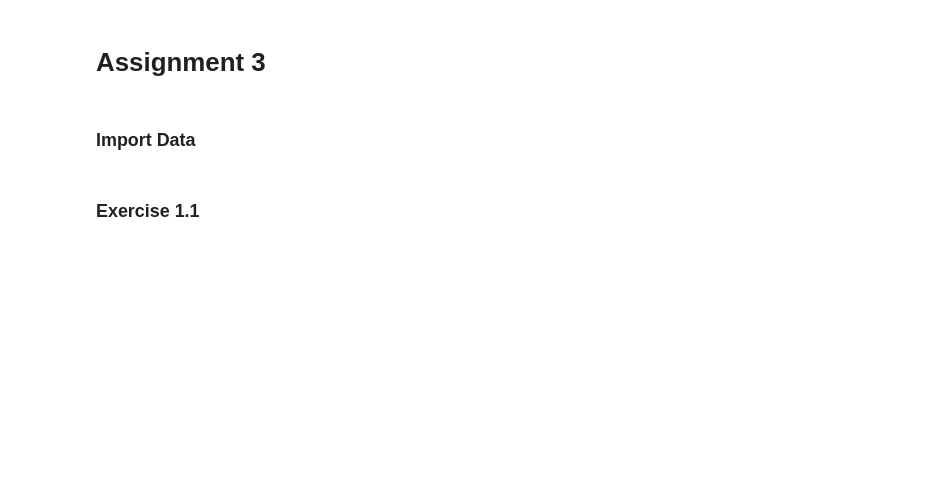
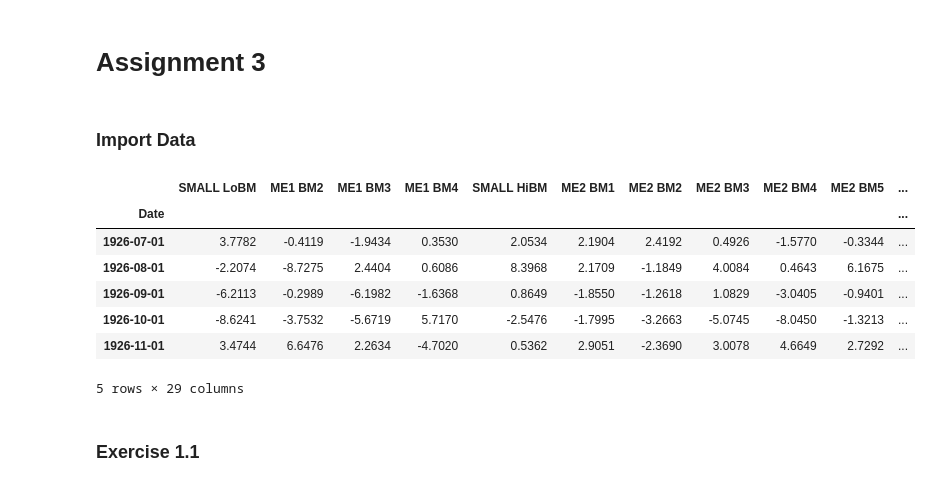
Before and after one commit to Luedman/Theory_of_Finance_Assignments, a Jupyter notebook: Assignment_3/Assignment3.ipynb, the cells around one changed output. Saved outputs shown, nothing was run; the diff lists cells and outputs as text; code cells hidden in the pictures; blank space fills up the shorter version.

```diff
--- a/Assignment_3/Assignment3.ipynb
+++ b/Assignment_3/Assignment3.ipynb
@@ -17,22 +17,32 @@ import statsmodels.api as sm
 # %%
 #Import Portfolio Data
 port_data_complete = pd.read_csv('25_Portfolios_5x5.csv', skiprows = list(range(0,15)), dtype = np.float64, nrows = 1107)
 #Convert Date
 port_data_complete['Date'] = pd.to_datetime(port_data_complete['Unnamed: 0'], format = '%Y%m.0')
 #Set Index to Date and delete old Date column
 port_data_complete = port_data_complete.set_index('Date')
 port_data_complete = port_data_complete.drop('Unnamed: 0', axis = 1)
 
 #Import FF Factors and convert Date and set index to 'Date'
 FF_Factors = pd.read_csv('F-F_Research_Data_Factors.CSV', skiprows = [0,1,2], dtype = np.float64, nrows = 1107)
 #Convert Date
 FF_Factors['Date'] = pd.to_datetime(FF_Factors['Unnamed: 0'], format = '%Y%m.0')
 #Set Index to Date and delete old Date column
 FF_Factors = FF_Factors.set_index('Date')
 FF_Factors = FF_Factors.drop('Unnamed: 0', axis = 1)
 
 #Add The risk free rate and the FF Factors to the dataset
 data = pd.concat([port_data_complete, FF_Factors], axis = 1, join = 'inner')
+data.head()
+# %% [output]
+|  | SMALL LoBM | ME1 BM2 | ME1 BM3 | ME1 BM4 | SMALL HiBM | ME2 BM1 | ME2 BM2 | ME2 BM3 | ME2 BM4 | ME2 BM5 | ... |
+| Date |  |  |  |  |  |  |  |  |  |  | ... |
+| 1926-07-01 | 3.7782 | -0.4119 | -1.9434 | 0.3530 | 2.0534 | 2.1904 | 2.4192 | 0.4926 | -1.5770 | -0.3344 | ... |
+| 1926-08-01 | -2.2074 | -8.7275 | 2.4404 | 0.6086 | 8.3968 | 2.1709 | -1.1849 | 4.0084 | 0.4643 | 6.1675 | ... |
+| 1926-09-01 | -6.2113 | -0.2989 | -6.1982 | -1.6368 | 0.8649 | -1.8550 | -1.2618 | 1.0829 | -3.0405 | -0.9401 | ... |
+| 1926-10-01 | -8.6241 | -3.7532 | -5.6719 | 5.7170 | -2.5476 | -1.7995 | -3.2663 | -5.0745 | -8.0450 | -1.3213 | ... |
+| 1926-11-01 | 3.4744 | 6.6476 | 2.2634 | -4.7020 | 0.5362 | 2.9051 | -2.3690 | 3.0078 | 4.6649 | 2.7292 | ... |
+5 rows × 29 columns
 # %%
 #Calculate Excess Returns
 ex_returns_complete = pd.DataFrame()
```
Also changed, not shown: parts of 8 cells of this notebook.
